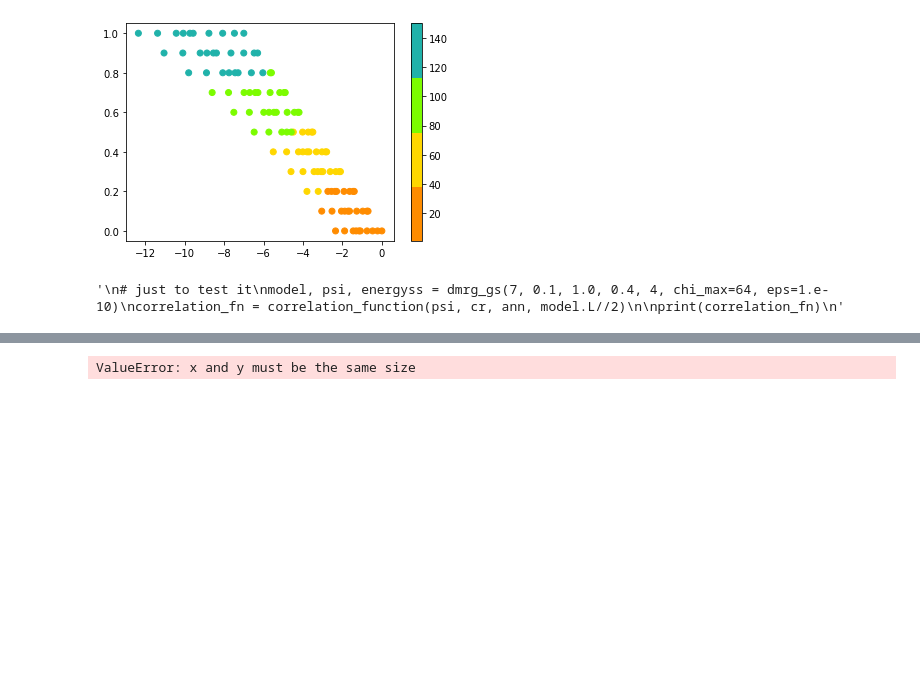
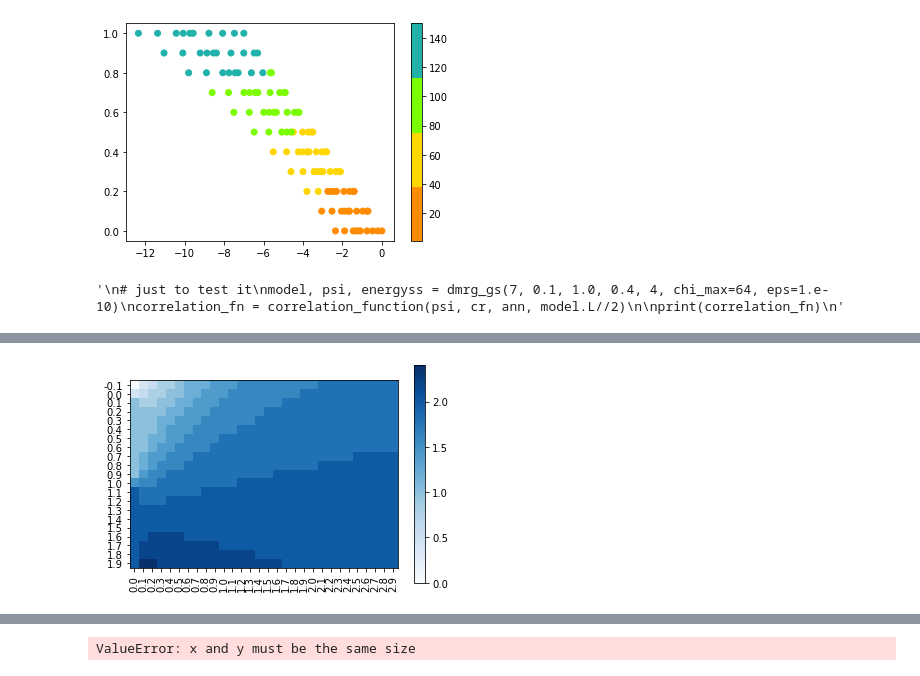
Before and after one commit to emilymayhaworth/CMMBPproject10, a Jupyter notebook: implementation_final.ipynb, the cells around one changed output, grey strips where cells are left out. Cells and saved outputs as stored; diff of their text form; code cells hidden in the pictures; blank space fills up the shorter version.

```diff
--- a/implementation_final.ipynb
+++ b/implementation_final.ipynb
@@ -493,15 +497,16 @@ Clipping input data to the valid range for imshow with RGB data ([0..1] for floa
 # %%
 plt.figure()
-plotdensities = [densities[0], densities[1], densities1[2][:,0]]
-print(plotdensities)
-
-plt.xticks(ticks=np.arange(len(t_U)),labels=t_U,rotation=90)
+mu_U_lbl = np.around(np.unique(mu_U), decimals = 2)
+t_U_lbl = np.around(t_U, decimals=2)
+plt.xticks(ticks=np.arange(len(t_U)),labels=t_U_lbl,rotation=90)
 plt.yticks(ticks=np.arange(len(mu_U)),labels=mu_U_lbl)
 # save this plot inside a variable called hm
-hm2=plt.imshow(plotdensities, cmap='Blues',interpolation="nearest")
+hm2=plt.imshow(densities1, cmap='Blues',interpolation="nearest")
 
 # pass this heatmap object into plt.colorbar method.
 plt.colorbar(hm2)
 plt.show()
+# %% [output]
+[figure, added]
 # %%
 plt.figure()
```
Also changed, not shown: parts of 5 cells of this notebook.
